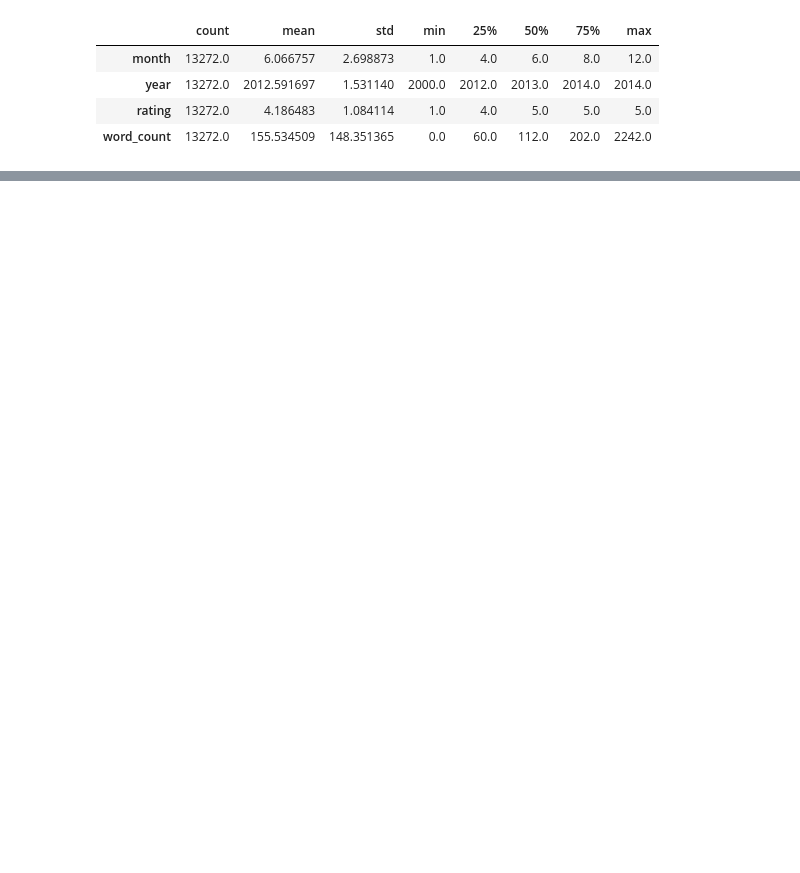
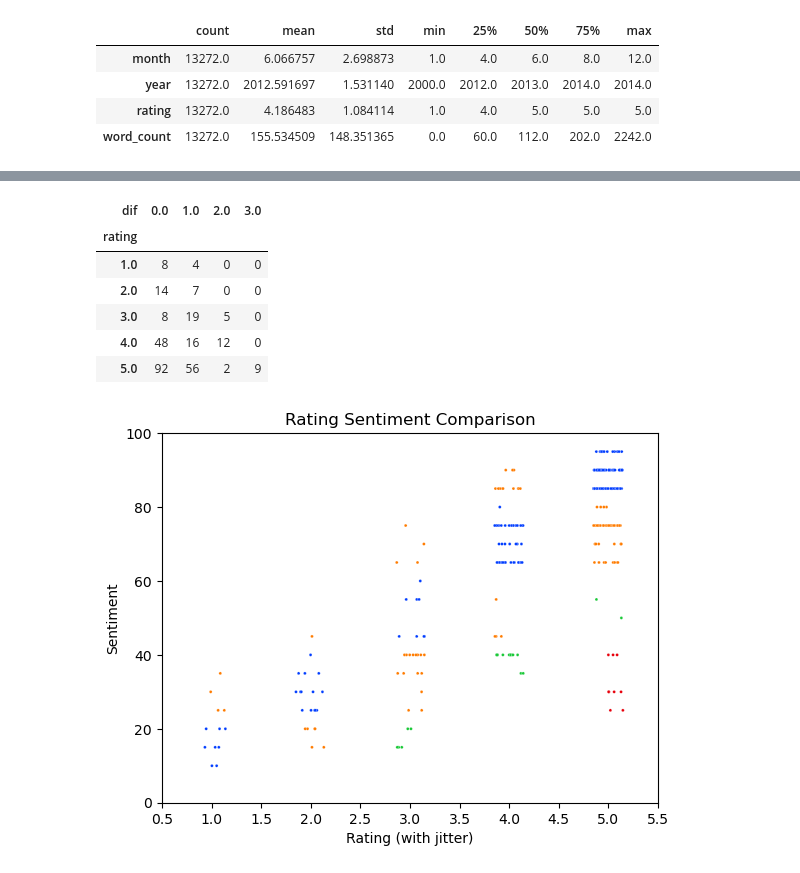
Before and after one commit to evanpaddock/MIS501_PA4, a Jupyter notebook: PA4.ipynb, the cells around one changed output, grey strips where cells are left out. Cells and saved outputs as stored; diff of their text form; code cells hidden in the pictures; blank space fills up the shorter version.

```diff
--- a/PA4.ipynb
+++ b/PA4.ipynb
@@ -76,0 +152,3 @@ display(df[["month", "year", "rating", "word_count"]].describe().transpose())
+# %%
+info_df = pd.read_csv("Reviews Info Data.csv")
+display(info_df.head())
@@ -76,0 +162,31 @@ display(df[["month", "year", "rating", "word_count"]].describe().transpose())
+# %%
+info_df["scaled_sentiment"] = info_df.apply(lambda row: math.ceil(row["sentiment"] / 20), axis=1)
+info_df["dif"] = info_df.apply(lambda row: abs(row["rating"] - row["scaled_sentiment"]), axis=1)
+info_df[["scaled_sentiment", "rating","dif"]] = info_df[["scaled_sentiment", "rating","dif"]].astype(float)
+# %%
+crosstab_df = pd.crosstab(info_df["rating"], info_df["dif"])
+
+np.random.seed(42)
+max_jitter = 0.15
+info_df["rating_jitter"] = info_df["rating"] + np.random.uniform(low=-max_jitter, high=max_jitter, size=len(info_df))
+# %%
+display(crosstab_df)
+
+plt.figure()
+sns.scatterplot(data=info_df, x="rating_jitter", y="sentiment", s=4.5, hue="dif", palette="bright")
+plt.xlabel("Rating (with jitter)")
+plt.ylabel("Sentiment")
+plt.xticks(np.arange(0.5,6,0.5))
+plt.yticks(np.arange(0,120,20))
+plt.title("Rating Sentiment Comparison")
+plt.legend().remove()
+plt.show()
+# %% [output]
+| dif | 0.0 | 1.0 | 2.0 | 3.0 |
+| rating |  |  |  |  |
+| 1.0 | 8 | 4 | 0 | 0 |
+| 2.0 | 14 | 7 | 0 | 0 |
+| 3.0 | 8 | 19 | 5 | 0 |
+| 4.0 | 48 | 16 | 12 | 0 |
+| 5.0 | 92 | 56 | 2 | 9 |
+[figure, added]
```
Also changed, not shown: parts of 9 cells of this notebook.
